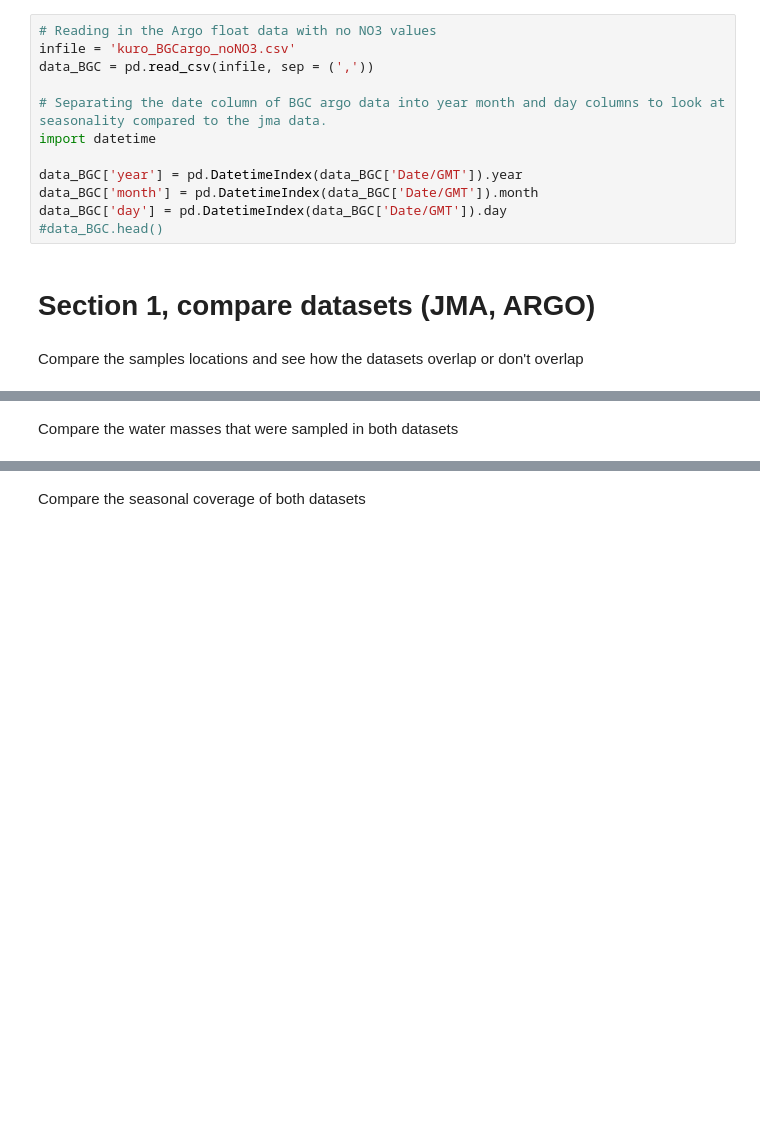
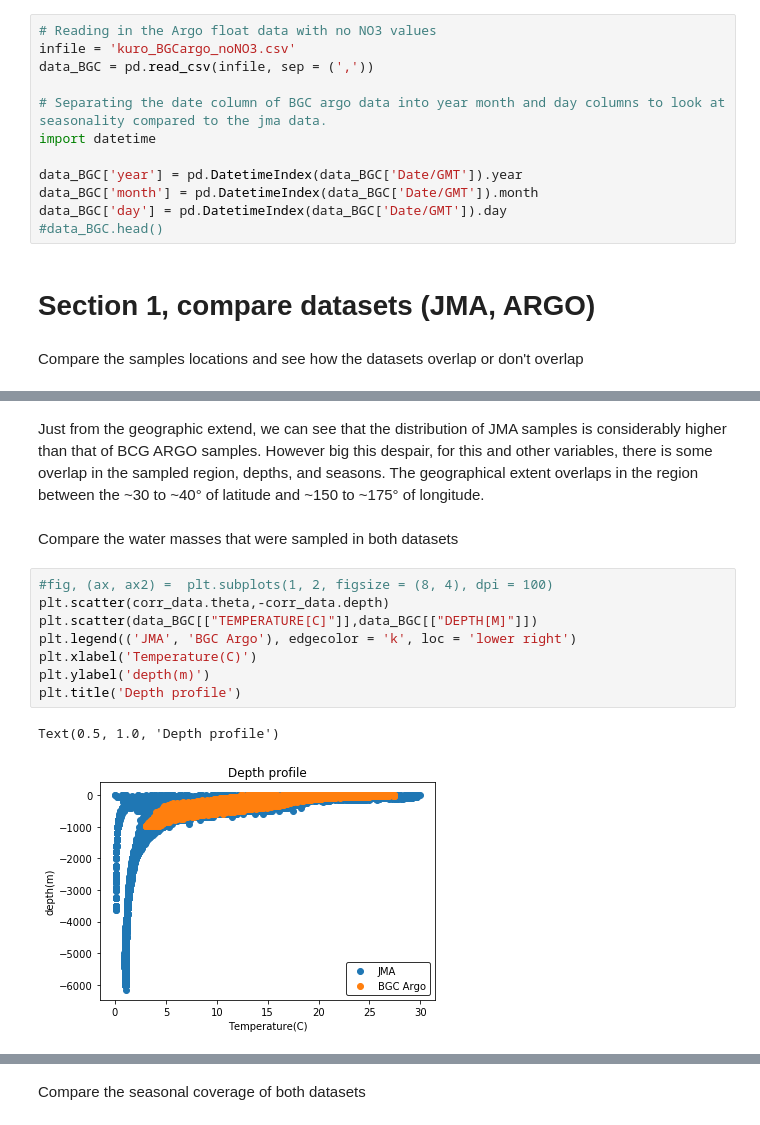
Before and after one commit to seina001/MikeAlfonsoSveinn_pset3, a Jupyter notebook: MikeAlfonsoSveinn_pset3.ipynb, the cells around one changed output, grey strips where cells are left out. Cells and saved outputs as stored; diff of their text form; blank space fills up the shorter version.

```diff
--- a/MikeAlfonsoSveinn_pset3.ipynb
+++ b/MikeAlfonsoSveinn_pset3.ipynb
@@ -73,5 +73,18 @@ plt.legend(('JMA','BGC ARGO'), edgecolor='k', loc='lower left')
+# %% [markdown]
+Just from the geographic extend, we can see that the distribution of JMA samples is considerably higher than that of BCG ARGO samples. However big this despair, for this and other variables, there is some overlap in the sampled region, depths, and seasons. The geographical extent overlaps in the region between the ~30 to ~40° of latitude and ~150 to ~175° of longitude.
 # %% [markdown]
 Compare the water masses that were sampled in both datasets
+# %%
+#fig, (ax, ax2) =  plt.subplots(1, 2, figsize = (8, 4), dpi = 100)
+plt.scatter(corr_data.theta,-corr_data.depth)
+plt.scatter(data_BGC[["TEMPERATURE[C]"]],data_BGC[["DEPTH[M]"]])
+plt.legend(('JMA', 'BGC Argo'), edgecolor = 'k', loc = 'lower right')
+plt.xlabel('Temperature(C)')
+plt.ylabel('depth(m)')
+plt.title('Depth profile')
+# %% [output]
+Text(0.5, 1.0, 'Depth profile')
+[figure, added]
 # %%
 #Plot to look at salinity and depth comparison
 plt.scatter(corr_data.sal,corr_data.theta)
```
Also changed, not shown: parts of 30 cells of this notebook.
